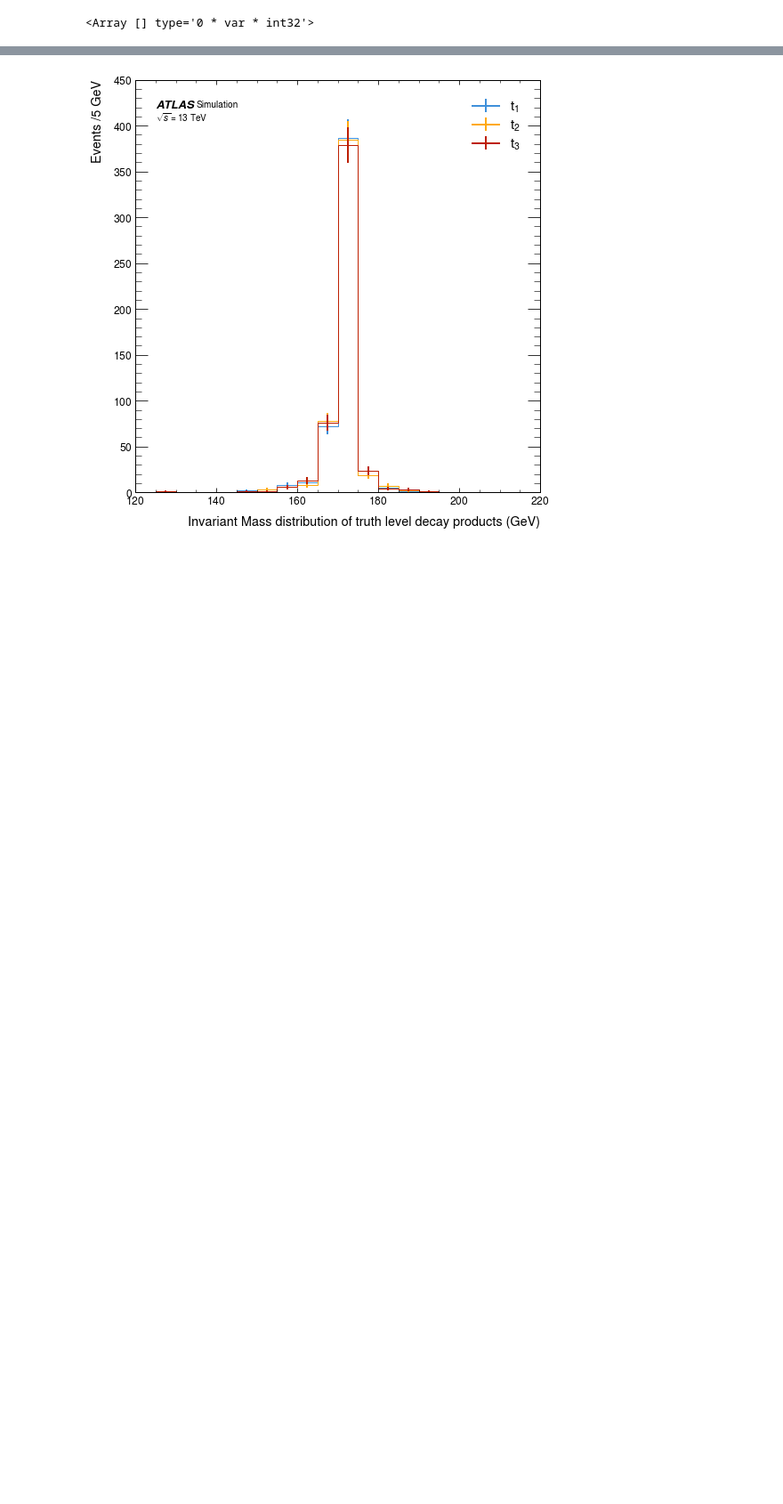
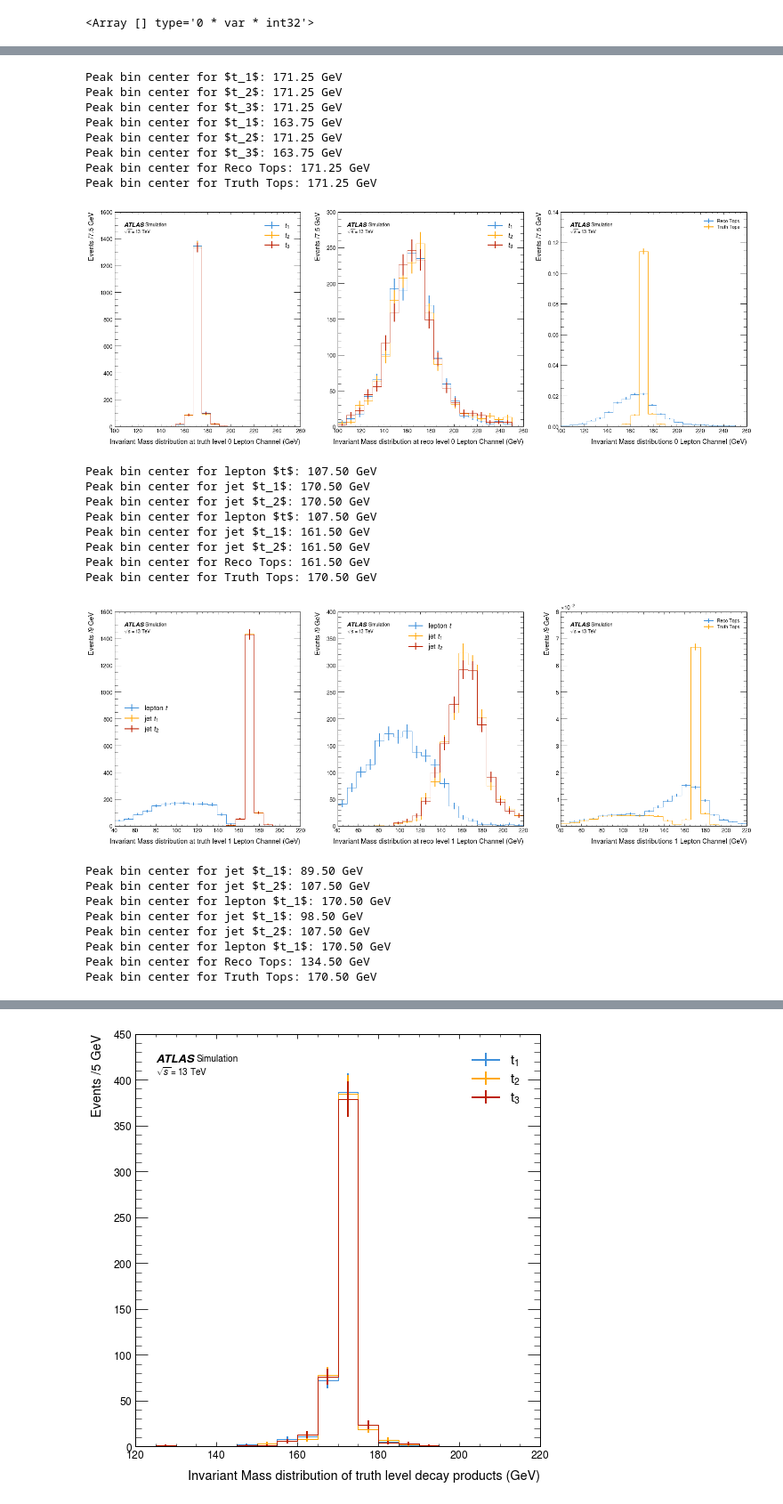
Before and after one commit to archiebrooks02/MPHYS-4Top, a Jupyter notebook: matching_bigdata.ipynb, the cells around one changed output, grey strips where cells are left out. Shown at 89% size. Drawn from its saved outputs; the diff is of its cells as text; code cells hidden in the pictures; blank space fills up the shorter version.

```diff
--- a/matching_bigdata.ipynb
+++ b/matching_bigdata.ipynb
@@ -1949,0 +2086,66 @@ W_3tW = ak.sum(W_particles_3tW, axis=1)
+# %%
+fig, ax = plt.subplots(nrows = 1, ncols = 3, figsize = (24,8))
+histogram([fm_truth_tops_3tW_0L[:,0].m, fm_truth_tops_3tW_0L[:,1].m, fm_truth_tops_3tW_0L[:,2].m], 20, [r'$t_1$', r'$t_2$', r'$t_3$', r'$t_4$'], ax[0], density = False, x_units='GeV', set_range=(100,250), print_peak=True)
+ax[0].set_xlabel(r'Invariant Mass distribution at truth level 0 Lepton Channel (GeV)')
+ax[0].legend(fontsize=15)
+histogram([fm_reco_tops_3tW_0L[:,0].m, fm_reco_tops_3tW_0L[:,1].m, fm_reco_tops_3tW_0L[:,2].m], 20, [r'$t_1$', r'$t_2$', r'$t_3$', r'$t_4$'], ax[1], density = False, x_units='GeV', set_range=(100,250), print_peak=True)
+ax[1].set_xlabel(r'Invariant Mass distribution at reco level 0 Lepton Channel (GeV)')
+ax[1].legend(fontsize=15)
+histogram([reco_tops_3tW_0L.m,truth_tops_3tW_0L.m], 20, ['Reco Tops', 'Truth Tops'], ax[2], density = True, x_units='GeV', print_peak=True, set_range=(100,250))
+ax[2].set_xlabel(r'Invariant Mass distributions 0 Lepton Channel (GeV)')
+
+plt.subplots_adjust(hspace=0.25)
+plt.show()
+
+fig, ax = plt.subplots(nrows = 1, ncols = 3, figsize = (24,8))
+histogram([fm_truth_tops_3tW_1L[:,0].m, fm_truth_tops_3tW_1L[:,1].m, fm_truth_tops_3tW_1L[:,2].m], 20, [r'lepton $t$', r'jet $t_1$', r'jet $t_2$', r'jet $t_3$'], ax[0], density = False, x_units='GeV', set_range=(40,220), print_peak=True)
+ax[0].set_xlabel(r'Invariant Mass distribution at truth level 1 Lepton Channel (GeV)')
+ax[0].legend(fontsize=15)
+histogram([fm_reco_tops_3tW_1L[:,0].m, fm_reco_tops_3tW_1L[:,1].m, fm_reco_tops_3tW_1L[:,2].m], 20, [r'lepton $t$', r'jet $t_1$', r'jet $t_2$', r'jet $t_3$'], ax[1], density = False, x_units='GeV', set_range=(40,220), print_peak=True)
+ax[1].set_xlabel(r'Invariant Mass distribution at reco level 1 Lepton Channel (GeV)')
+ax[1].legend(fontsize=15)
+histogram([reco_tops_3tW_1L.m,truth_tops_3tW_1L.m], 20, ['Reco Tops', 'Truth Tops'], ax[2], density = True, x_units='GeV', print_peak=True, set_range=(40,220))
+ax[2].set_xlabel(r'Invariant Mass distributions 1 Lepton Channel (GeV)')
+
+plt.subplots_adjust(hspace=0.25)
+plt.show()
+
+fig, ax = plt.subplots(nrows = 1, ncols = 3, figsize = (24,8))
+histogram([fm_truth_tops_3tW_2L[:,0].m, fm_truth_tops_3tW_2L[:,1].m, fm_truth_tops_3tW_2L[:,2].m], 20, [r'jet $t_1$', r'jet $t_2$', r'lepton $t_1$', r'lepton $t_2$'], ax[0], density = False, x_units='GeV', set_range=(40,220), print_peak=True)
+ax[0].set_xlabel(r'Invariant Mass distribution at truth level 2 Lepton Channel (GeV)')
+ax[0].legend(fontsize=15)
+histogram([fm_reco_tops_3tW_2L[:,0].m, fm_reco_tops_3tW_2L[:,1].m, fm_reco_tops_3tW_2L[:,2].m], 20, [r'jet $t_1$', r'jet $t_2$', r'lepton $t_1$', r'lepton $t_2$'], ax[1], density = False, x_units='GeV', set_range=(40,220), print_peak=True)
+ax[1].set_xlabel(r'Invariant Mass distribution at reco level 2 Lepton Channel (GeV)')
+ax[1].legend(fontsize=15)
+histogram([reco_tops_3tW_2L.m,truth_tops_3tW_2L.m], 20, ['Reco Tops', 'Truth Tops'], ax[2], density = True, x_units='GeV', print_peak=True, set_range=(40,220))
+ax[2].set_xlabel(r'Invariant Mass distributions 2 Lepton Channel (GeV)')
+
+plt.subplots_adjust(hspace=0.25)
+plt.show()
+# %% [output]
+Peak bin center for $t_1$: 171.25 GeV
+Peak bin center for $t_2$: 171.25 GeV
+Peak bin center for $t_3$: 171.25 GeV
+Peak bin center for $t_1$: 163.75 GeV
+Peak bin center for $t_2$: 171.25 GeV
+Peak bin center for $t_3$: 163.75 GeV
+Peak bin center for Reco Tops: 171.25 GeV
+Peak bin center for Truth Tops: 171.25 GeV
+[figure, added]
+Peak bin center for lepton $t$: 107.50 GeV
+Peak bin center for jet $t_1$: 170.50 GeV
+Peak bin center for jet $t_2$: 170.50 GeV
+Peak bin center for lepton $t$: 107.50 GeV
+Peak bin center for jet $t_1$: 161.50 GeV
+Peak bin center for jet $t_2$: 161.50 GeV
+Peak bin center for Reco Tops: 161.50 GeV
+Peak bin center for Truth Tops: 170.50 GeV
+[figure, added]
+Peak bin center for jet $t_1$: 89.50 GeV
+Peak bin center for jet $t_2$: 107.50 GeV
+Peak bin center for lepton $t_1$: 170.50 GeV
+Peak bin center for jet $t_1$: 98.50 GeV
+Peak bin center for jet $t_2$: 107.50 GeV
+Peak bin center for lepton $t_1$: 170.50 GeV
+Peak bin center for Reco Tops: 134.50 GeV
+Peak bin center for Truth Tops: 170.50 GeV
```
Also changed, not shown: parts of 8 cells of this notebook.
